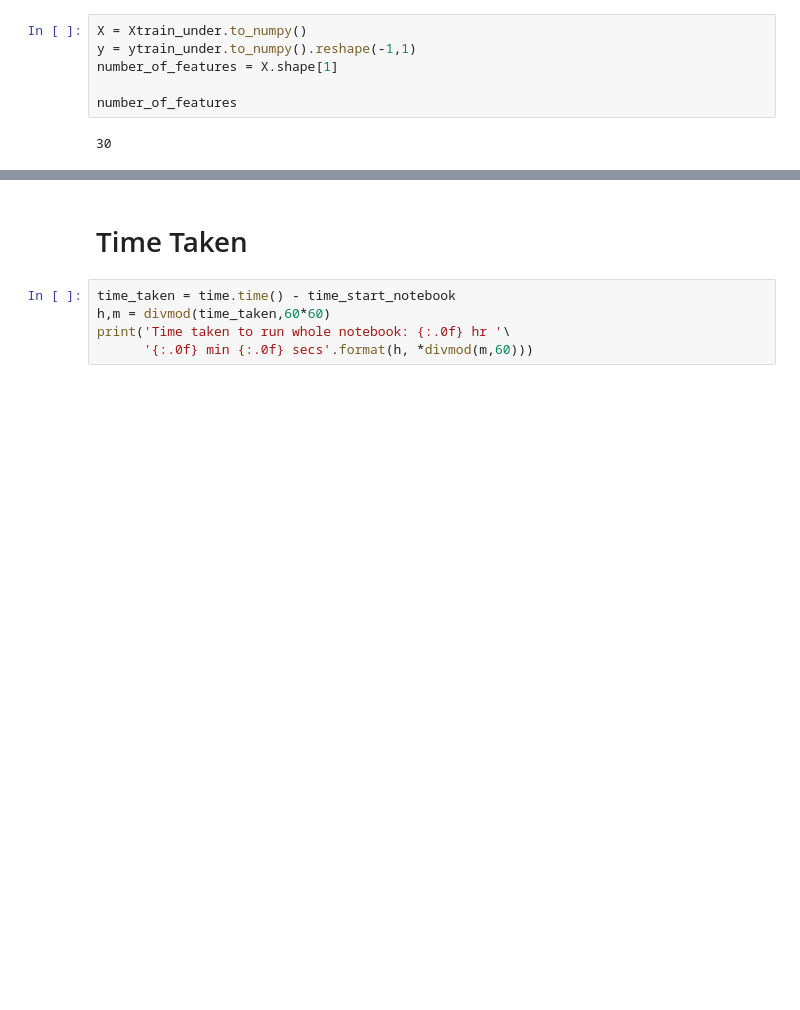
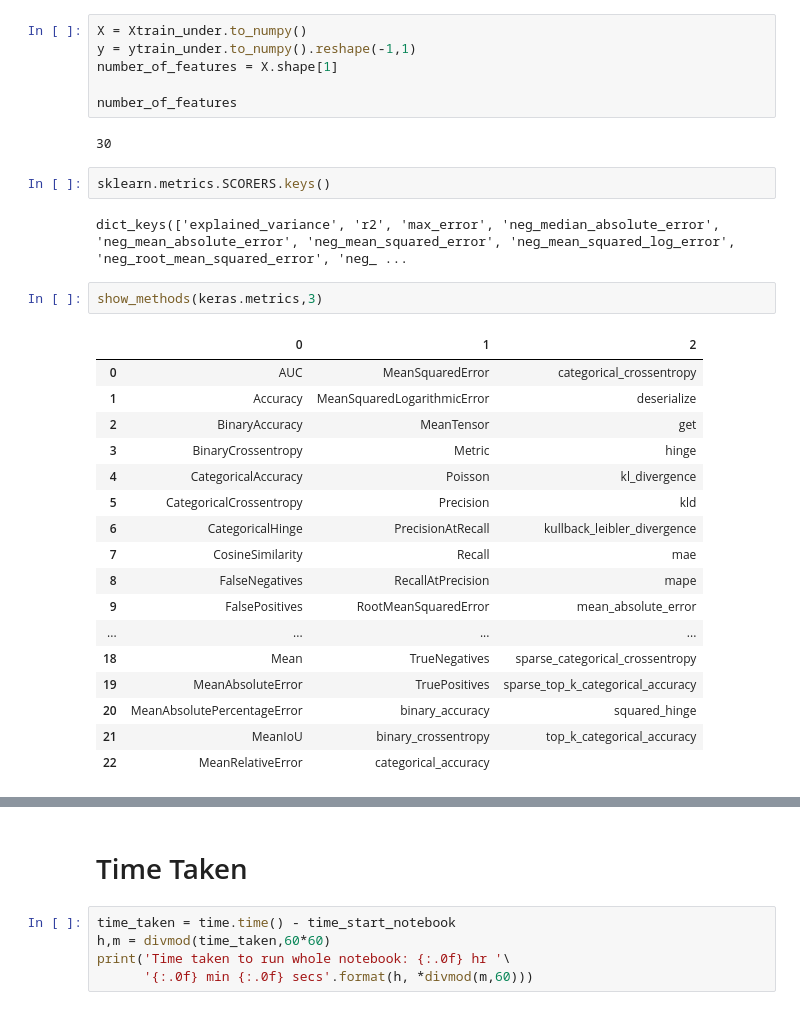
Before and after one commit to bhishanpdl/Project_Fraud_Detection, a Jupyter notebook: notebooks/d01_classification_modelling_keras.ipynb, the cells around one changed output, grey strips where cells are left out. Cells and saved outputs as stored; diff of their text form; blank space fills up the shorter version.

```diff
--- a/notebooks/d01_classification_modelling_keras.ipynb
+++ b/notebooks/d01_classification_modelling_keras.ipynb
@@ -536,4 +667,28 @@ number_of_features = X.shape[1]
 number_of_features
 # %% [output]
 30
+# %%
+sklearn.metrics.SCORERS.keys()
+# %% [output]
+dict_keys(['explained_variance', 'r2', 'max_error', 'neg_median_absolute_error', 'neg_mean_absolute_error', 'neg_mean_squared_error', 'neg_mean_squared_log_error', 'neg_root_mean_squared_error', 'neg_ ...
+# %%
+show_methods(keras.metrics,3)
+# %% [output]
+|  | 0 | 1 | 2 |
+| 0 | AUC | MeanSquaredError | categorical_crossentropy |
+| 1 | Accuracy | MeanSquaredLogarithmicError | deserialize |
+| 2 | BinaryAccuracy | MeanTensor | get |
+| 3 | BinaryCrossentropy | Metric | hinge |
+| 4 | CategoricalAccuracy | Poisson | kl_divergence |
+| 5 | CategoricalCrossentropy | Precision | kld |
+| 6 | CategoricalHinge | PrecisionAtRecall | kullback_leibler_divergence |
+| 7 | CosineSimilarity | Recall | mae |
+| 8 | FalseNegatives | RecallAtPrecision | mape |
+| 9 | FalsePositives | RootMeanSquaredError | mean_absolute_error |
+| ... | ... | ... | ... |
+| 18 | Mean | TrueNegatives | sparse_categorical_crossentropy |
+| 19 | MeanAbsoluteError | TruePositives | sparse_top_k_categorical_accuracy |
+| 20 | MeanAbsolutePercentageError | binary_accuracy | squared_hinge |
+| 21 | MeanIoU | binary_crossentropy | top_k_categorical_accuracy |
+| 22 | MeanRelativeError | categorical_accuracy |  |
 # %%
```
Also changed, not shown: parts of 59 cells of this notebook, 20 other files.
